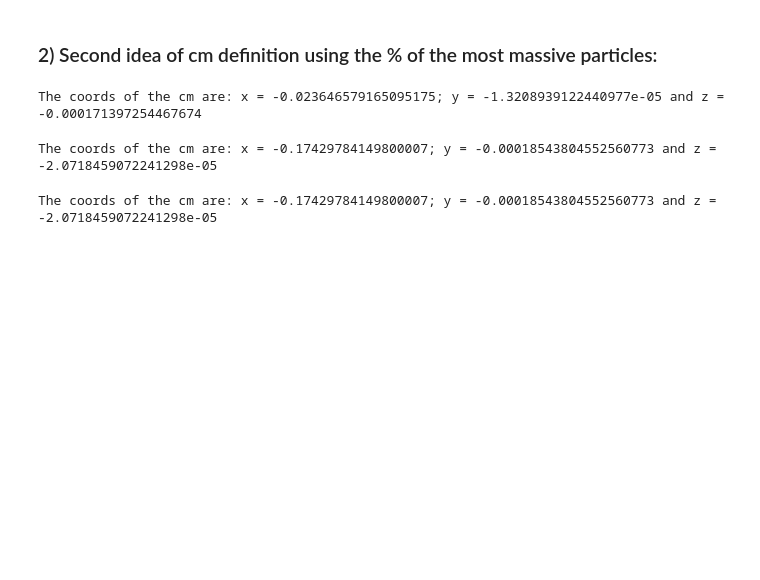
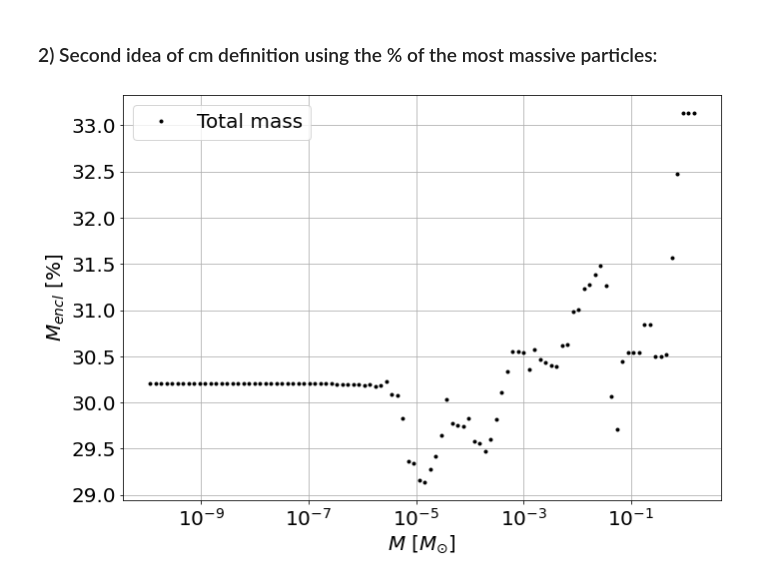
Before and after one commit to JuanManuelPacheco/Stars_Collisions, a Jupyter notebook: Center_Exploration.ipynb, the cells around one changed output. Saved outputs shown, nothing was run; the diff lists cells and outputs as text; code cells hidden in the pictures; blank space fills up the shorter version.

```diff
--- a/Center_Exploration.ipynb
+++ b/Center_Exploration.ipynb
@@ -79,44 +79,4 @@ else:
 # %% [markdown]
 ### 2) Second idea of cm definition using the % of the most massive particles:
-# %%
-index1 = np.where(m1 >= np.amax(m1)*1e-5)[0]
-
-xcm1 = np.sum(x1[index1]*m1[index1]) / np.sum(m1[index1])
-ycm1 = np.sum(y1[index1]*m1[index1]) / np.sum(m1[index1])
-zcm1 = np.sum(z1[index1]*m1[index1]) / np.sum(m1[index1])
-
-vcmx1 = np.sum(vx1[index1]*m1[index1]) / np.sum(m1[index1])
-vcmy1 = np.sum(vy1[index1]*m1[index1]) / np.sum(m1[index1])
-vcmz1 = np.sum(vz1[index1]*m1[index1]) / np.sum(m1[index1])
-
-print('The coords of the cm are: x = '+str(xcm1)+'; y = '+str(ycm1)+' and z = '+str(zcm1))
-# %% [output]
-The coords of the cm are: x = -0.023646579165095175; y = -1.3208939122440977e-05 and z = -0.000171397254467674
-# %%
-index5 = np.where(m5 >= np.amax(m5)*1e-5)[0]
-
-xcm5 = np.sum(x5[index5]*m5[index5]) / np.sum(m5[index5])
-ycm5 = np.sum(y5[index5]*m5[index5]) / np.sum(m5[index5])
-zcm5 = np.sum(z5[index5]*m5[index5]) / np.sum(m5[index5])
-
-vcmx5 = np.sum(vx5[index5]*m5[index5]) / np.sum(m5[index5])
-vcmy5 = np.sum(vy5[index5]*m5[index5]) / np.sum(m5[index5])
-vcmz5 = np.sum(vz5[index5]*m5[index5]) / np.sum(m5[index5])
-
-print('The coords of the cm are: x = '+str(xcm5)+'; y = '+str(ycm5)+' and z = '+str(zcm5))
-# %% [output]
-The coords of the cm are: x = -0.17429784149800007; y = -0.00018543804552560773 and z = -2.0718459072241298e-05
-# %%
-index10 = np.where(m10 >= np.amax(m10)*1e-5)[0]
-
-xcm10 = np.sum(x10[index10]*m10[index10]) / np.sum(m10[index10])
-ycm10 = np.sum(y10[index10]*m10[index10]) / np.sum(m10[index10])
-zcm10 = np.sum(z10[index10]*m10[index10]) / np.sum(m10[index10])
-
-vcmx10 = np.sum(vx10[index10]*m10[index10]) / np.sum(m10[index10])
-vcmy10 = np.sum(vy10[index10]*m10[index10]) / np.sum(m10[index10])
-vcmz10 = np.sum(vz10[index10]*m10[index10]) / np.sum(m10[index10])
-
-print('The coords of the cm are: x = '+str(xcm10)+'; y = '+str(ycm10)+' and z = '+str(zcm10))
-# %% [output]
-The coords of the cm are: x = -0.17429784149800007; y = -0.00018543804552560773 and z = -2.0718459072241298e-05
+# %%
+mass_lims = np.logspace(np.log10(np.amin(m1)),np.log10(np.amax(m1)),100)
@@ -122,0 +168,14 @@ The coords of the cm are: x = -0.17429784149800007; y = -0.00018543804552560773
+# %%
+fig = plt.figure(figsize=(10, 7))
+
+plt.plot(mass_lims,percent,'.k', label='Total mass')
+plt.xlabel("$M$ [$M_{\odot}$]")
+plt.ylabel("$M_{encl}$ [$\%$]")
+plt.semilogx()
+plt.legend()
+plt.grid()
+
+plt.tight_layout()
+plt.show()
+# %% [output]
+[figure, added]
```
Also changed, not shown: parts of 36 cells of this notebook, 4 other files.
